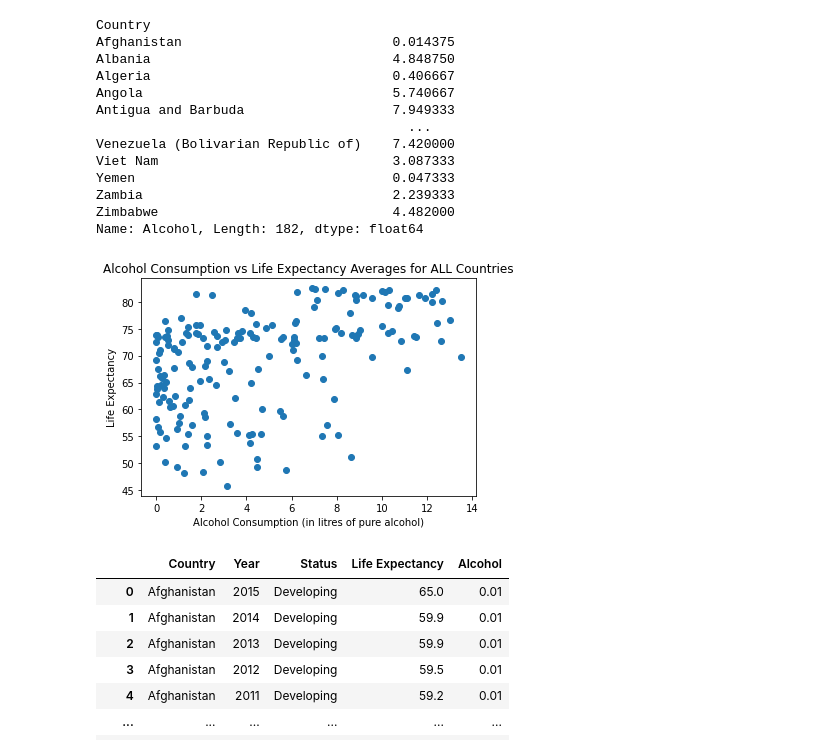
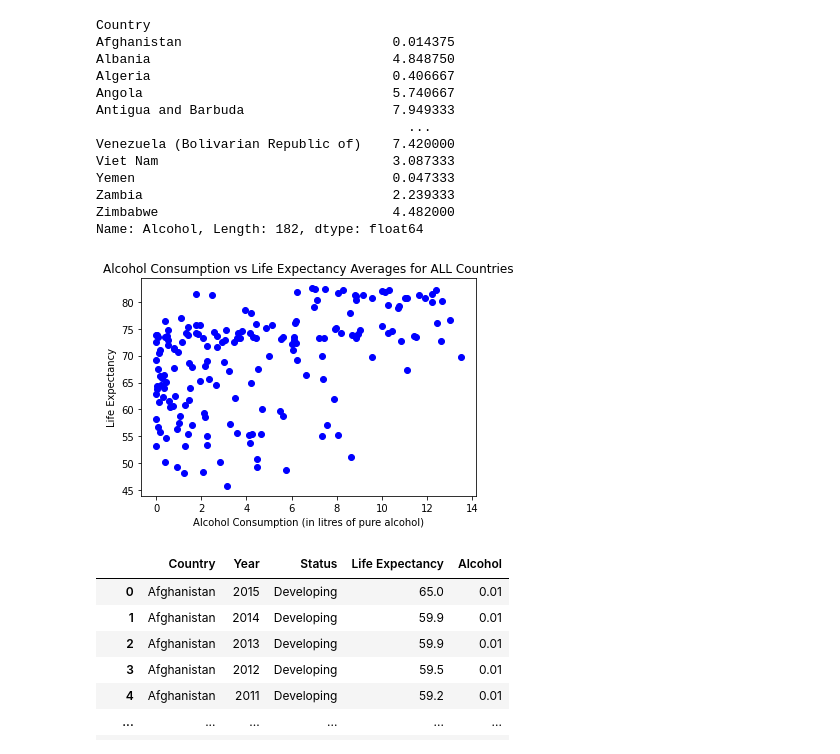
Before and after one commit to jaryan77/TeamTitans_Project_1, a Jupyter notebook: alcohol.ipynb, the cells around one changed output. Saved outputs shown, nothing was run; the diff lists cells and outputs as text; code cells hidden in the pictures.

```diff
--- a/alcohol.ipynb
+++ b/alcohol.ipynb
@@ -143,18 +142,18 @@ Zambia                                2.239333
 Zimbabwe                              4.482000
 Name: Alcohol, Length: 182, dtype: float64
 # %%
+x_axis = avg_alcohol
 y_axis = avg_life_exp
-x_axis = avg_alcohol
-plt.scatter(x_axis, y_axis)
 
+plt.scatter(x_axis, y_axis, color="blue")
 
 #Title and labels
 plt.title("Alcohol Consumption vs Life Expectancy Averages for ALL Countries")
 plt.xlabel("Alcohol Consumption (in litres of pure alcohol)")
 plt.ylabel("Life Expectancy")
 
+plt.savefig("Images/scatter_average_all_countries.png")
 plt.show()
-#plt.savefig("../Images/scatter_average_all_countries.png")                             ### PRINT TO A FILE ###
 # %% [output]
-[figure, old version]
+[figure, new version]
 # %%
```
Also changed, not shown: parts of 10 cells of this notebook, 5 other files.
